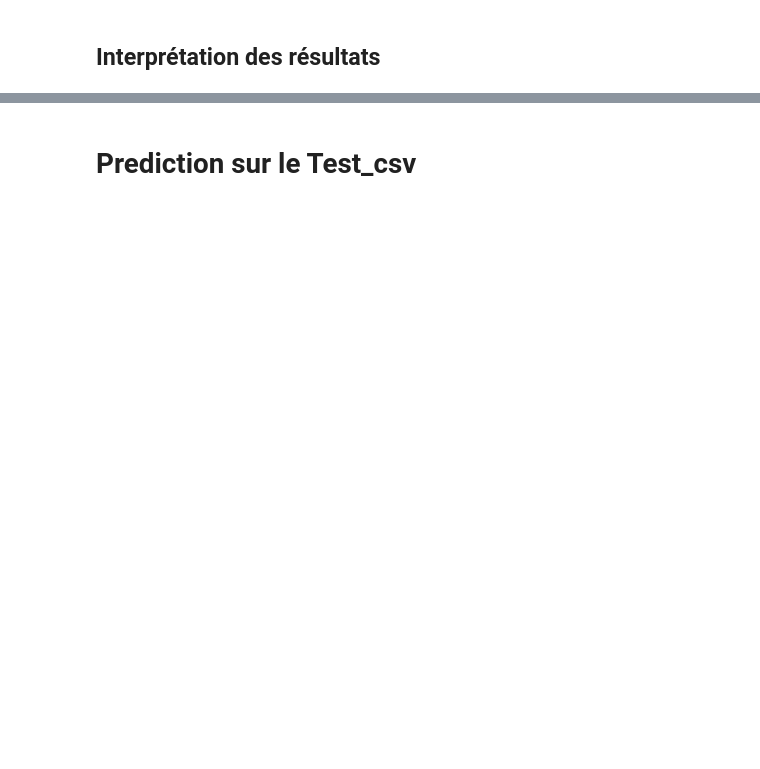
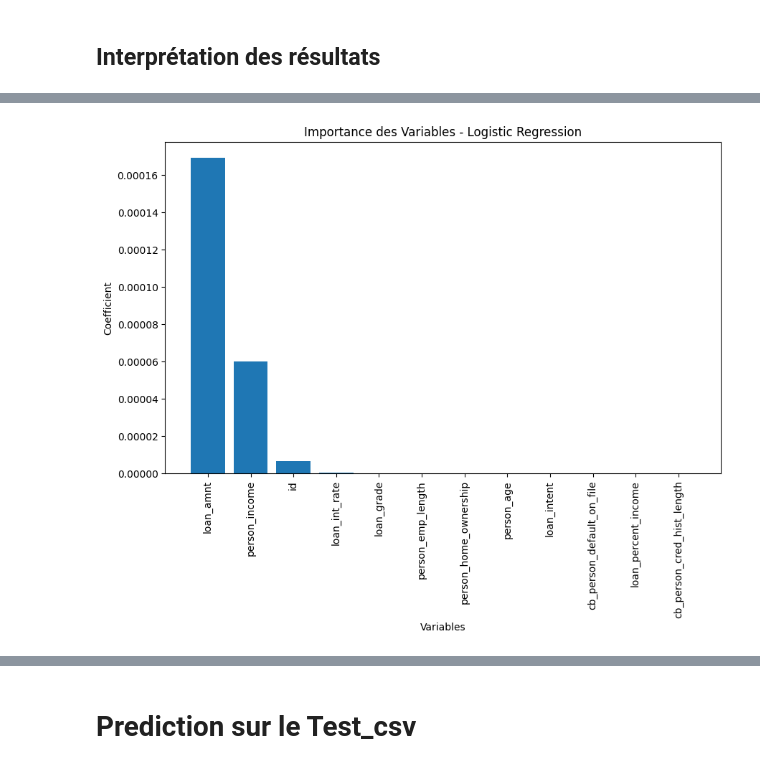
Before and after one commit to khelifaYacine/-classification-des-pr-ts-simples, a Jupyter notebook: playground-series-saison-4-pisode-10.ipynb, the cells around one changed output, grey strips where cells are left out. Cells and saved outputs as stored; diff of their text form; code cells hidden in the pictures; blank space fills up the shorter version.

```diff
--- a/playground-series-saison-4-pisode-10.ipynb
+++ b/playground-series-saison-4-pisode-10.ipynb
@@ -382,0 +325,8 @@ Random Forest - Accuracy: 0.9512, ROC AUC (CV 5 folds): 0.9167
+# %%
+# KNN
+model_knn = KNeighborsClassifier()
+model_knn.fit(X, y)
+knn_acc = cross_val_score(model_knn, X, y, cv=5, scoring='accuracy').mean()
+knn_roc_auc = cross_val_score(model_knn, X, y, cv=5, scoring='roc_auc').mean()
+
+print(f"KNN - Accuracy: {knn_acc:.4f}, ROC AUC (CV 5 folds): {knn_roc_auc:.4f}")
@@ -382,0 +335,8 @@ Random Forest - Accuracy: 0.9512, ROC AUC (CV 5 folds): 0.9167
+# %%
+# Decision Tree
+model_dt = DecisionTreeClassifier()
+model_dt.fit(X, y)
+dt_acc = cross_val_score(model_dt, X, y, cv=5, scoring='accuracy').mean()
+dt_roc_auc = cross_val_score(model_dt, X, y, cv=5, scoring='roc_auc').mean()
+
+print(f"Decision Tree - Accuracy: {dt_acc:.4f}, ROC AUC (CV 5 folds): {dt_roc_auc:.4f}")
@@ -382,0 +345,8 @@ Random Forest - Accuracy: 0.9512, ROC AUC (CV 5 folds): 0.9167
+# %%
+# XGBoost
+model_xgb = XGBClassifier(use_label_encoder=False, eval_metric='logloss')
+model_xgb.fit(X, y)
+xgb_acc = cross_val_score(model_xgb, X, y, cv=5, scoring='accuracy').mean()
+xgb_roc_auc = cross_val_score(model_xgb, X, y, cv=5, scoring='roc_auc').mean()
+
+print(f"XGBoost - Accuracy: {xgb_acc:.4f}, ROC AUC (CV 5 folds): {xgb_roc_auc:.4f}")
@@ -448,0 +377,20 @@ for name, model in models.items():
+# %%
+# Afficher l'importance des variables pour la régression logistique
+logistic_model = LogisticRegression(max_iter=1000)
+logistic_model.fit(X, y)
+
+# Importance des variables à partir des coefficients
+importances = np.abs(logistic_model.coef_[0])
+indices = np.argsort(importances)[::-1]
+
+# Tracer l'importance des variables
+plt.figure(figsize=(10, 6))
+plt.title("Importance des Variables - Logistic Regression")
+plt.bar(range(X.shape[1]), importances[indices], align="center")
+plt.xticks(range(X.shape[1]), X.columns[indices], rotation=90)
+plt.xlim([-1, X.shape[1]])
+plt.ylabel("Coefficient")
+plt.xlabel("Variables")
+plt.show()
+# %% [output]
+[figure, added]
```
Also changed, not shown: parts of 30 cells of this notebook.
